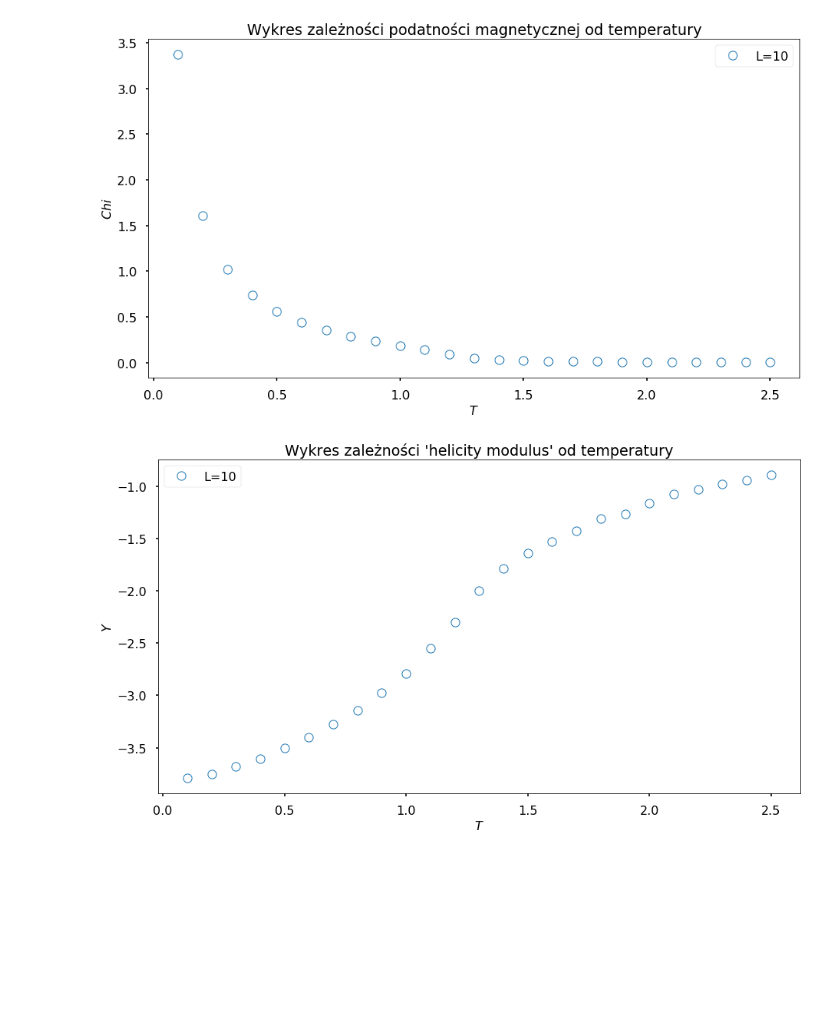
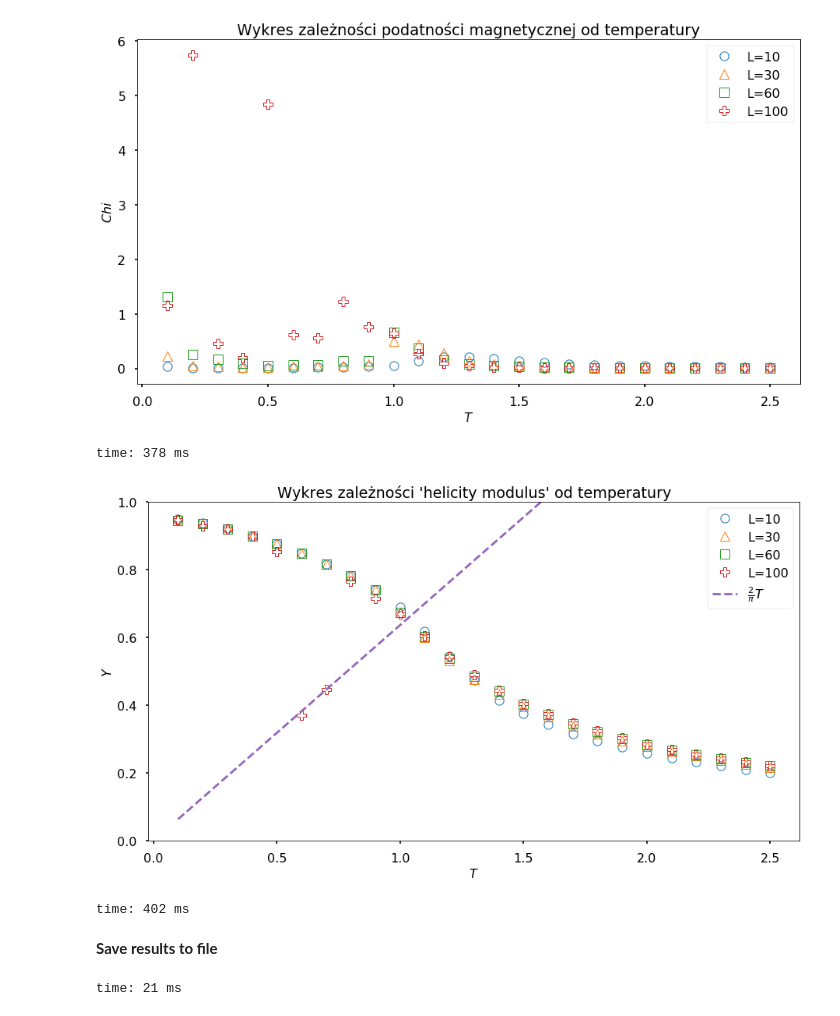
Before and after one commit to robertjankowski/XYmodel, a Jupyter notebook: plotting/XY_withCython.ipynb, the cells around one changed output. Drawn from its saved outputs; the diff is of its cells as text; code cells hidden in the pictures; blank space fills up the shorter version.

Commit message:
results for 1e5 steps hot start

```diff
--- a/plotting/XY_withCython.ipynb
+++ b/plotting/XY_withCython.ipynb
@@ -291,8 +326,8 @@ plt.show()
 # %%
-random_start = True
+random_start = False
 E_10,  M_10,  M_sus_10, Y_10  = get_Energy_Mag_Sus_Hel(L=10, random_start=random_start)
-# E_30,  M_30,  M_sus_30, Y_30  = get_Energy_Mag_Sus(L=30, random_start=random_start)
-# E_60,  M_60,  M_sus_60 , Y_60 = get_Energy_Mag_Sus(L=60, random_start=random_start)
-# E_100, M_100, M_sus_100, Y_100 = get_Energy_Mag_Sus(L=100, random_start=random_start)
+E_30,  M_30,  M_sus_30, Y_30  = get_Energy_Mag_Sus_Hel(L=30, random_start=random_start)
+E_60,  M_60,  M_sus_60 , Y_60 = get_Energy_Mag_Sus_Hel(L=60, random_start=random_start)
+E_100, M_100, M_sus_100, Y_100 = get_Energy_Mag_Sus_Hel(L=100, random_start=random_start)
 # %% [output]
 Finished for L = 10
@@ -356,30 +375,50 @@ plt.show()
 # %%
 plt.figure(figsize=(15, 8))
 plt.plot(T_range, M_sus_10, 'o', label='L=10',  markerfacecolor='none', markeredgewidth=1.0)
-# plt.plot(T_range, M_sus_30, '^', label='L=30',  markerfacecolor='none', markeredgewidth=1.0)
-# plt.plot(T_range, M_sus_60, 's', label='L=60',  markerfacecolor='none', markeredgewidth=1.0)
-# plt.plot(T_range, M_sus_100, 'P', label='L=100',  markerfacecolor='none', markeredgewidth=1.0)
+plt.plot(T_range, M_sus_30, '^', label='L=30',  markerfacecolor='none', markeredgewidth=1.0)
+plt.plot(T_range, M_sus_60, 's', label='L=60',  markerfacecolor='none', markeredgewidth=1.0)
+plt.plot(T_range, M_sus_100, 'P', label='L=100',  markerfacecolor='none', markeredgewidth=1.0)
 
 plt.xlabel("$T$", fontsize=16)
 plt.ylabel("$Chi$", fontsize=16)
 plt.title("Wykres zależności podatności magnetycznej od temperatury")
 plt.legend()
-# plt.savefig("Chi.svg", dpi=800, bbox_inches='tight', format="svg")
+plt.savefig("Chi.svg", dpi=800, bbox_inches='tight', format="svg")
 plt.show()
 # %% [output]
-[figure, old version]
+[figure, new version]
+time: 378 ms
 # %%
 plt.figure(figsize=(15, 8))
+plt.ylim([0, 1])
 plt.plot(T_range, Y_10, 'o', label='L=10',  markerfacecolor='none', markeredgewidth=1.0)
-# plt.plot(T_range, Y_30, '^', label='L=30',  markerfacecolor='none', markeredgewidth=1.0)
-# plt.plot(T_range, Y_60, 's', label='L=60',  markerfacecolor='none', markeredgewidth=1.0)
-# plt.plot(T_range, Y_100, 'P', label='L=100',  markerfacecolor='none', markeredgewidth=1.0)
+plt.plot(T_range, Y_30, '^', label='L=30',  markerfacecolor='none', markeredgewidth=1.0)
+plt.plot(T_range, Y_60, 's', label='L=60',  markerfacecolor='none', markeredgewidth=1.0)
+plt.plot(T_range, Y_100, 'P', label='L=100',  markerfacecolor='none', markeredgewidth=1.0)
+plt.plot(T_range, 2/np.pi * T_range, '--', label= '$\\frac{2}{\pi} T$')
 
 plt.xlabel("$T$", fontsize=16)
 plt.ylabel("$Y$", fontsize=16)
 plt.title("Wykres zależności 'helicity modulus' od temperatury")
 plt.legend()
-# plt.savefig("Helicity.svg", dpi=800, bbox_inches='tight', format="svg")
+plt.savefig("Helicity.svg", dpi=800, bbox_inches='tight', format="svg")
 plt.show()
 # %% [output]
-[figure, old version]
+[figure, new version]
+time: 402 ms
+# %% [markdown]
+**Save results to file**
+# %%
+ESTEP = 100000
+STEP  = 100000
+LATTICE = [10, 30, 60, 100]
+params = [("energy", "E_"), ("magnetization", "M_"), ("susceptibility", "M_sus_"), ("helicity", "Y_")]
+for i in LATTICE:
+    for p, r in params:
+        res = r + str(i)
+        # T   - first column
+        # res - second column
+        np.savetxt("simulation_results/cold_start/{}_ESTEP={}_STEP={}_LATTICE={}.txt".
+                   format(p, ESTEP, STEP, i), np.stack((T_range, eval(res))).T)
+# %% [output]
+time: 21 ms
```
Also changed, not shown: parts of 14 cells of this notebook, 29 other files.
